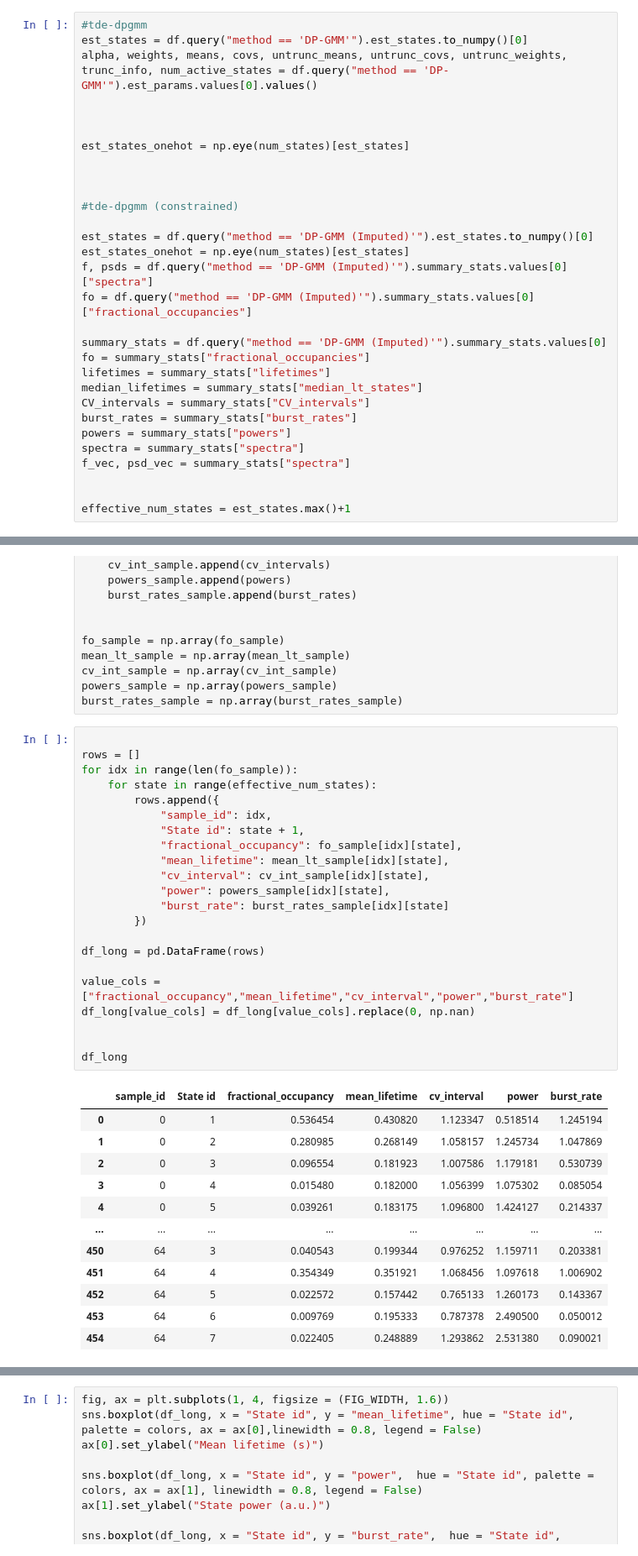
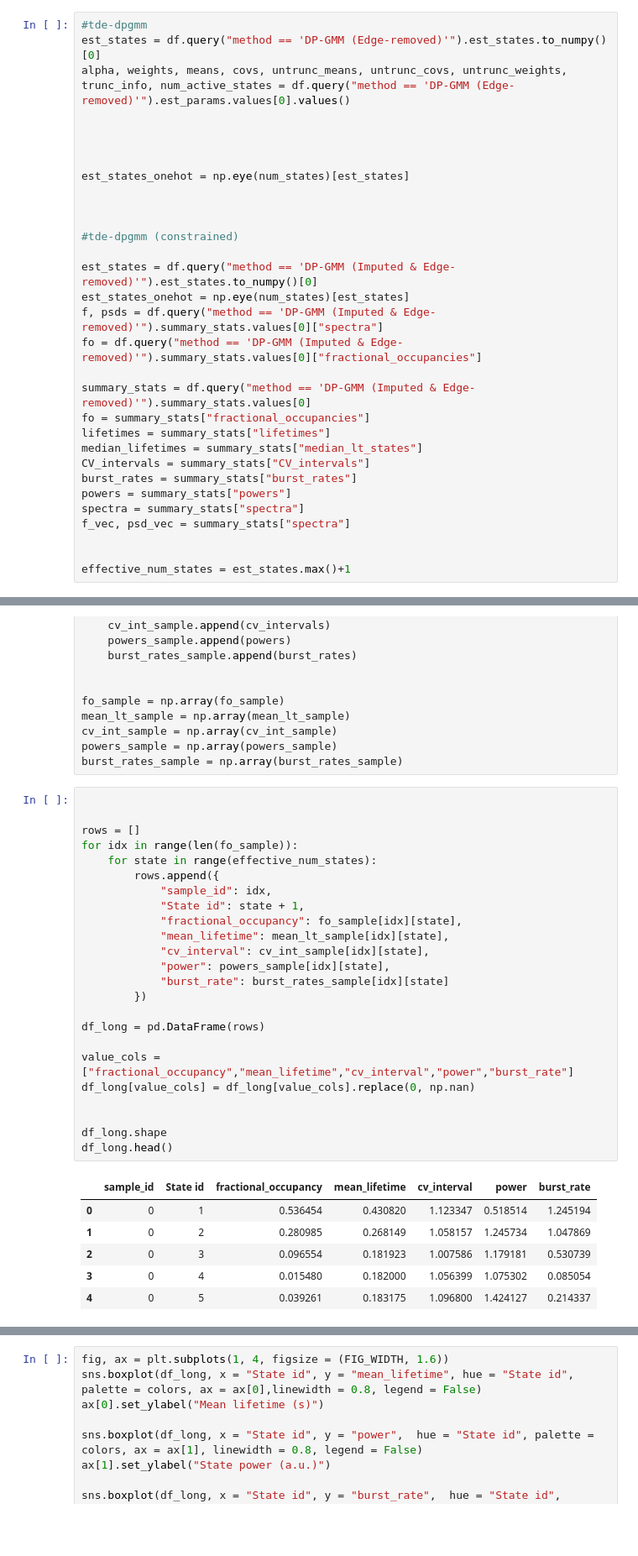
Before and after one commit to schmidt-neural-data-science/TDE-DP-GMM, a Jupyter notebook: notebooks/visualization_dpgmm_CTF_rest.ipynb, the cells around one changed output, grey strips where cells are left out. Shown at 84% size. Drawn from its saved outputs; the diff is of its cells as text; blank space fills up the shorter version.

```diff
--- a/notebooks/visualization_dpgmm_CTF_rest.ipynb
+++ b/notebooks/visualization_dpgmm_CTF_rest.ipynb
@@ -234,7 +256,8 @@ df.query("method == 'DP-GMM'").est_params.values[0]
 # %%
 #tde-dpgmm
-est_states = df.query("method == 'DP-GMM'").est_states.to_numpy()[0]
-alpha, weights, means, covs, untrunc_means, untrunc_covs, untrunc_weights, trunc_info, num_active_states = df.query("method == 'DP-GMM'").est_params.values[0].values()
+est_states = df.query("method == 'DP-GMM (Edge-removed)'").est_states.to_numpy()[0]
+alpha, weights, means, covs, untrunc_means, untrunc_covs, untrunc_weights, trunc_info, num_active_states = df.query("method == 'DP-GMM (Edge-removed)'").est_params.values[0].values()
+
 
 
 
@@ -244,12 +267,12 @@ est_states_onehot = np.eye(num_states)[est_states]
 
 #tde-dpgmm (constrained)
 
-est_states = df.query("method == 'DP-GMM (Imputed)'").est_states.to_numpy()[0]
+est_states = df.query("method == 'DP-GMM (Imputed & Edge-removed)'").est_states.to_numpy()[0]
 est_states_onehot = np.eye(num_states)[est_states]
-f, psds = df.query("method == 'DP-GMM (Imputed)'").summary_stats.values[0]["spectra"]
-fo = df.query("method == 'DP-GMM (Imputed)'").summary_stats.values[0]["fractional_occupancies"]
+f, psds = df.query("method == 'DP-GMM (Imputed & Edge-removed)'").summary_stats.values[0]["spectra"]
+fo = df.query("method == 'DP-GMM (Imputed & Edge-removed)'").summary_stats.values[0]["fractional_occupancies"]
 
-summary_stats = df.query("method == 'DP-GMM (Imputed)'").summary_stats.values[0]
+summary_stats = df.query("method == 'DP-GMM (Imputed & Edge-removed)'").summary_stats.values[0]
 fo = summary_stats["fractional_occupancies"]
 lifetimes = summary_stats["lifetimes"]
 median_lifetimes = summary_stats["median_lt_states"]
@@ -676,37 +1120,33 @@ cv_int_sample = np.array(cv_int_sample)
 powers_sample = np.array(powers_sample)
 burst_rates_sample = np.array(burst_rates_sample)
 # %%
+
 
 rows = []
 for idx in range(len(fo_sample)):
     for state in range(effective_num_states):
         rows.append({
             "sample_id": idx,
             "State id": state + 1,
             "fractional_occupancy": fo_sample[idx][state],
             "mean_lifetime": mean_lt_sample[idx][state],
             "cv_interval": cv_int_sample[idx][state],
             "power": powers_sample[idx][state],
             "burst_rate": burst_rates_sample[idx][state]
         })
 
 df_long = pd.DataFrame(rows)
 
 value_cols = ["fractional_occupancy","mean_lifetime","cv_interval","power","burst_rate"]
 df_long[value_cols] = df_long[value_cols].replace(0, np.nan)
 
 
-df_long
+df_long.shape
+df_long.head()
 # %% [output]
 |  | sample_id | State id | fractional_occupancy | mean_lifetime | cv_interval | power | burst_rate |
 | 0 | 0 | 1 | 0.536454 | 0.430820 | 1.123347 | 0.518514 | 1.245194 |
 | 1 | 0 | 2 | 0.280985 | 0.268149 | 1.058157 | 1.245734 | 1.047869 |
 | 2 | 0 | 3 | 0.096554 | 0.181923 | 1.007586 | 1.179181 | 0.530739 |
 | 3 | 0 | 4 | 0.015480 | 0.182000 | 1.056399 | 1.075302 | 0.085054 |
 | 4 | 0 | 5 | 0.039261 | 0.183175 | 1.096800 | 1.424127 | 0.214337 |
-| ... | ... | ... | ... | ... | ... | ... | ... |
-| 450 | 64 | 3 | 0.040543 | 0.199344 | 0.976252 | 1.159711 | 0.203381 |
-| 451 | 64 | 4 | 0.354349 | 0.351921 | 1.068456 | 1.097618 | 1.006902 |
-| 452 | 64 | 5 | 0.022572 | 0.157442 | 0.765133 | 1.260173 | 0.143367 |
-| 453 | 64 | 6 | 0.009769 | 0.195333 | 0.787378 | 2.490500 | 0.050012 |
-| 454 | 64 | 7 | 0.022405 | 0.248889 | 1.293862 | 2.531380 | 0.090021 |
```
Also changed, not shown: parts of 9 cells of this notebook, 3 other files.
